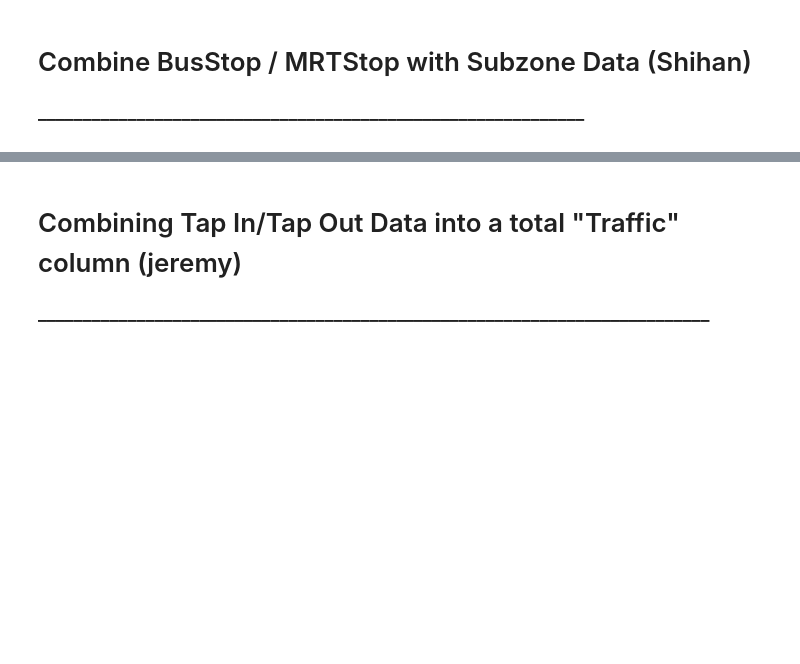
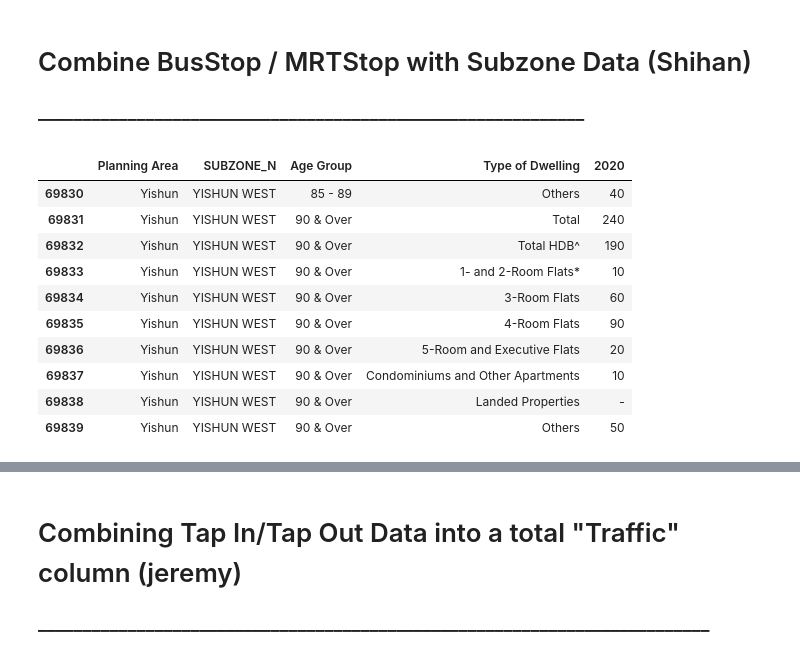
Before and after one commit to bleow/CZ1115PROJ-DataScience_Python, a Jupyter notebook: Jupyter notebook/Actual Data Extraction.ipynb, the cells around one changed output, grey strips where cells are left out. Cells and saved outputs as stored; diff of their text form; code cells hidden in the pictures; blank space fills up the shorter version.

```diff
--- a/Jupyter notebook/Actual Data Extraction.ipynb
+++ b/Jupyter notebook/Actual Data Extraction.ipynb
@@ -58,8 +181,20 @@ MRTStop_Subzone
 # Combine BusStop / MRTStop with Subzone Data (Shihan)
 ### –––––––––––––––––––––––––––––––––––––––––––––––––––––––––––––
 # %%
-dT2020raw = pd.read_excel('singapore-residents-by-planning-areasubzone-age-group-sex-and-type-of-dwelling-june-20002020.xlsx', header = 2, sheet_name = '2020(Total)')
+dT2020raw = pd.read_excel('singapore-residents-by-planning-areasubzone-age-group-sex-and-type-of-dwelling-june-20002020.xlsx', header = 2, sheet_name = '2020(Total)'); x = 69840
 dT2020raw = dT2020raw.rename(columns={'Subzone': 'SUBZONE_N'})
 dT2020raw['SUBZONE_N'] = dT2020raw['SUBZONE_N'].str.upper()
-dT2020raw = dT2020raw[:69840]
+dT2020raw = dT2020raw[:x]
 dT2020raw.head(10)
+# %% [output]
+|  | Planning Area | SUBZONE_N | Age Group | Type of Dwelling | 2020 |
+| 69830 | Yishun | YISHUN WEST | 85 - 89 | Others | 40 |
+| 69831 | Yishun | YISHUN WEST | 90 & Over | Total | 240 |
+| 69832 | Yishun | YISHUN WEST | 90 & Over | Total HDB^ | 190 |
+| 69833 | Yishun | YISHUN WEST | 90 & Over | 1- and 2-Room Flats* | 10 |
+| 69834 | Yishun | YISHUN WEST | 90 & Over | 3-Room Flats | 60 |
+| 69835 | Yishun | YISHUN WEST | 90 & Over | 4-Room Flats | 90 |
+| 69836 | Yishun | YISHUN WEST | 90 & Over | 5-Room and Executive Flats | 20 |
+| 69837 | Yishun | YISHUN WEST | 90 & Over | Condominiums and Other Apartments | 10 |
+| 69838 | Yishun | YISHUN WEST | 90 & Over | Landed Properties | - |
+| 69839 | Yishun | YISHUN WEST | 90 & Over | Others | 50 |
```
Also changed, not shown: parts of 18 cells of this notebook.
